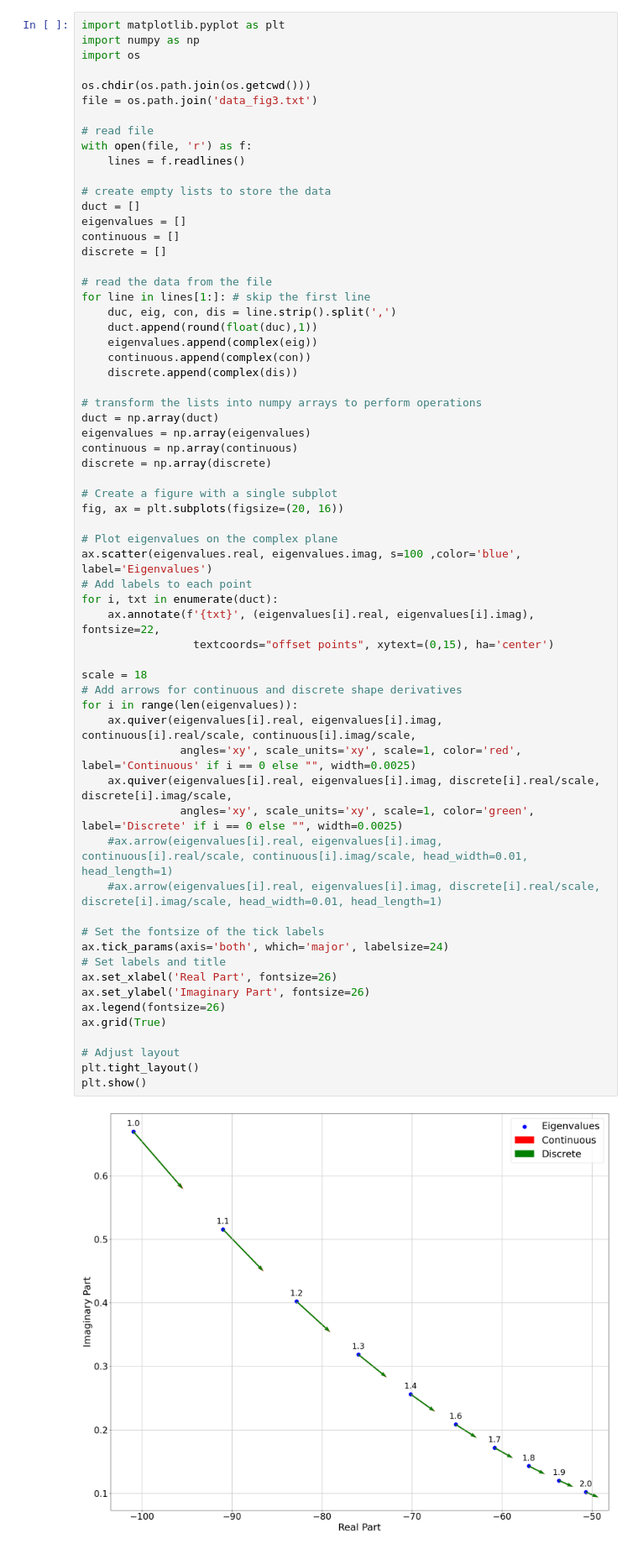
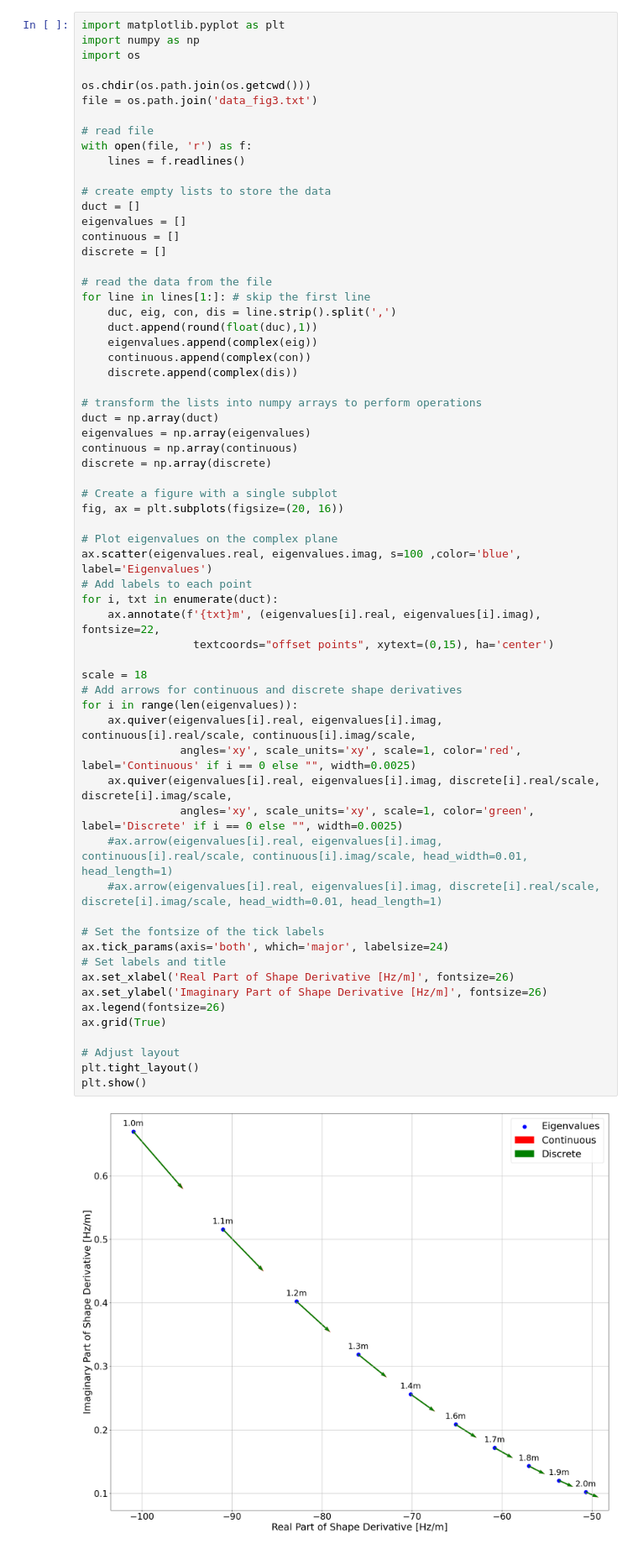
Before and after one commit to kspc0/helmholtz-x-TFD, a Jupyter notebook: Figures/Fig3.ipynb, the cells around one changed output. Shown: that part at 84% size. Cells and saved outputs as stored; diff of their text form.

```diff
--- a/Figures/Fig3.ipynb
+++ b/Figures/Fig3.ipynb
@@ -35,34 +35,34 @@ discrete = np.array(discrete)
 
 # Create a figure with a single subplot
 fig, ax = plt.subplots(figsize=(20, 16))
 
 # Plot eigenvalues on the complex plane
 ax.scatter(eigenvalues.real, eigenvalues.imag, s=100 ,color='blue', label='Eigenvalues')
 # Add labels to each point
 for i, txt in enumerate(duct):
-    ax.annotate(f'{txt}', (eigenvalues[i].real, eigenvalues[i].imag), fontsize=22,
+    ax.annotate(f'{txt}m', (eigenvalues[i].real, eigenvalues[i].imag), fontsize=22,
                  textcoords="offset points", xytext=(0,15), ha='center')
 
 scale = 18
 # Add arrows for continuous and discrete shape derivatives
 for i in range(len(eigenvalues)):
     ax.quiver(eigenvalues[i].real, eigenvalues[i].imag, continuous[i].real/scale, continuous[i].imag/scale,
                angles='xy', scale_units='xy', scale=1, color='red', label='Continuous' if i == 0 else "", width=0.0025)
     ax.quiver(eigenvalues[i].real, eigenvalues[i].imag, discrete[i].real/scale, discrete[i].imag/scale,
                angles='xy', scale_units='xy', scale=1, color='green', label='Discrete' if i == 0 else "", width=0.0025)
     #ax.arrow(eigenvalues[i].real, eigenvalues[i].imag, continuous[i].real/scale, continuous[i].imag/scale, head_width=0.01, head_length=1)
     #ax.arrow(eigenvalues[i].real, eigenvalues[i].imag, discrete[i].real/scale, discrete[i].imag/scale, head_width=0.01, head_length=1)
 
 # Set the fontsize of the tick labels
 ax.tick_params(axis='both', which='major', labelsize=24)
 # Set labels and title
-ax.set_xlabel('Real Part', fontsize=26)
-ax.set_ylabel('Imaginary Part', fontsize=26)
+ax.set_xlabel('Real Part of Shape Derivative [Hz/m]', fontsize=26)
+ax.set_ylabel('Imaginary Part of Shape Derivative [Hz/m]', fontsize=26)
 ax.legend(fontsize=26)
 ax.grid(True)
 
 # Adjust layout
 plt.tight_layout()
 plt.show()
 # %% [output]
-[figure, old version]
+[figure, new version]
```
Also changed, not shown: 14 other files.
